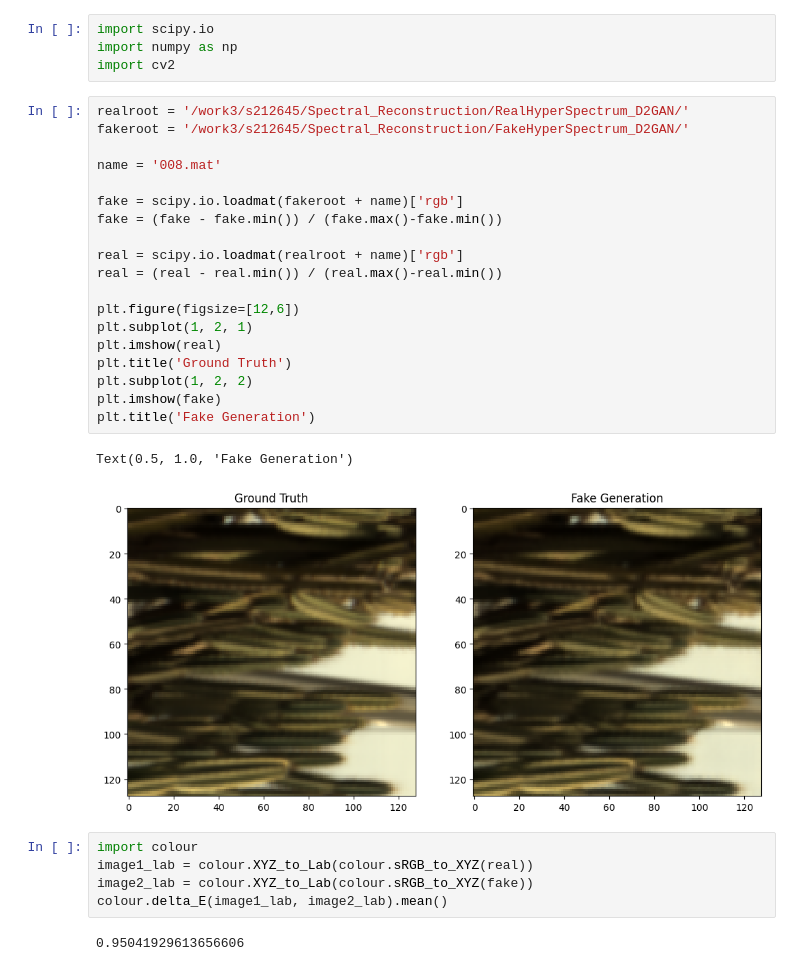
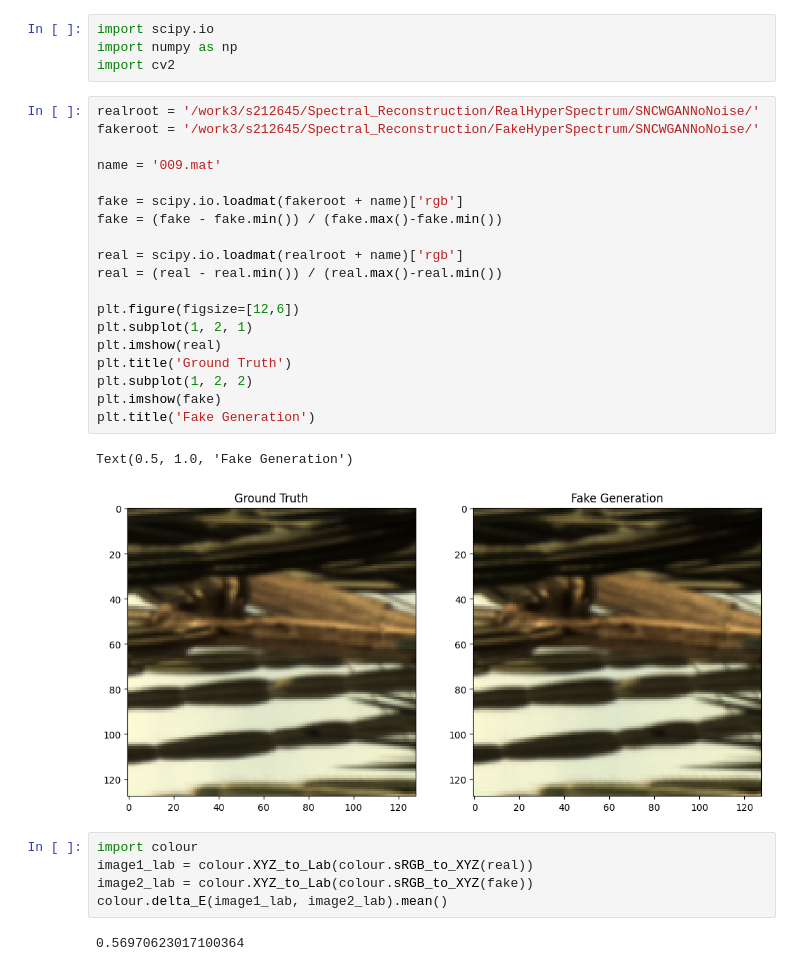
Before and after one commit to Karl-Liu-ch/Spectral_Reconstruction, a Jupyter notebook: visualization.ipynb, the cells around one changed output. Saved outputs shown, nothing was run; the diff lists cells and outputs as text.

```diff
--- a/visualization.ipynb
+++ b/visualization.ipynb
@@ -48,31 +48,31 @@ import scipy.io
 import numpy as np
 import cv2
 # %%
-realroot = '/work3/s212645/Spectral_Reconstruction/RealHyperSpectrum_D2GAN/'
-fakeroot = '/work3/s212645/Spectral_Reconstruction/FakeHyperSpectrum_D2GAN/'
+realroot = '/work3/s212645/Spectral_Reconstruction/RealHyperSpectrum/SNCWGANNoNoise/'
+fakeroot = '/work3/s212645/Spectral_Reconstruction/FakeHyperSpectrum/SNCWGANNoNoise/'
 
-name = '008.mat'
+name = '009.mat'
 
 fake = scipy.io.loadmat(fakeroot + name)['rgb']
 fake = (fake - fake.min()) / (fake.max()-fake.min())
 
 real = scipy.io.loadmat(realroot + name)['rgb']
 real = (real - real.min()) / (real.max()-real.min())
 
 plt.figure(figsize=[12,6])
 plt.subplot(1, 2, 1)
 plt.imshow(real)
 plt.title('Ground Truth')
 plt.subplot(1, 2, 2)
 plt.imshow(fake)
 plt.title('Fake Generation')
 # %% [output]
 Text(0.5, 1.0, 'Fake Generation')
-[figure, old version]
+[figure, new version]
 # %%
 import colour
 image1_lab = colour.XYZ_to_Lab(colour.sRGB_to_XYZ(real))
 image2_lab = colour.XYZ_to_Lab(colour.sRGB_to_XYZ(fake))
 colour.delta_E(image1_lab, image2_lab).mean()
 # %% [output]
-0.95041929613656606
+0.56970623017100364
```
Also changed, not shown: 3 other files.
